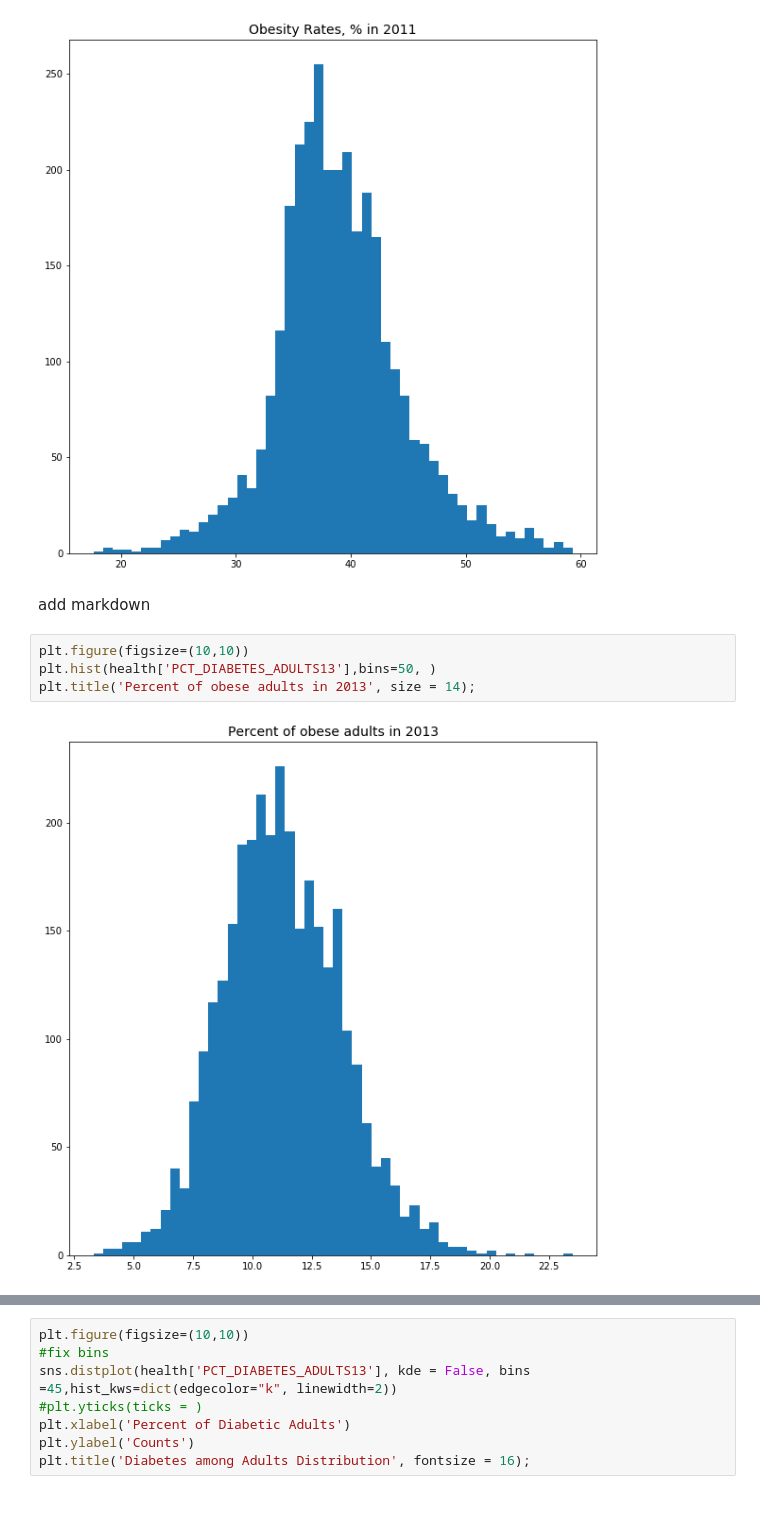
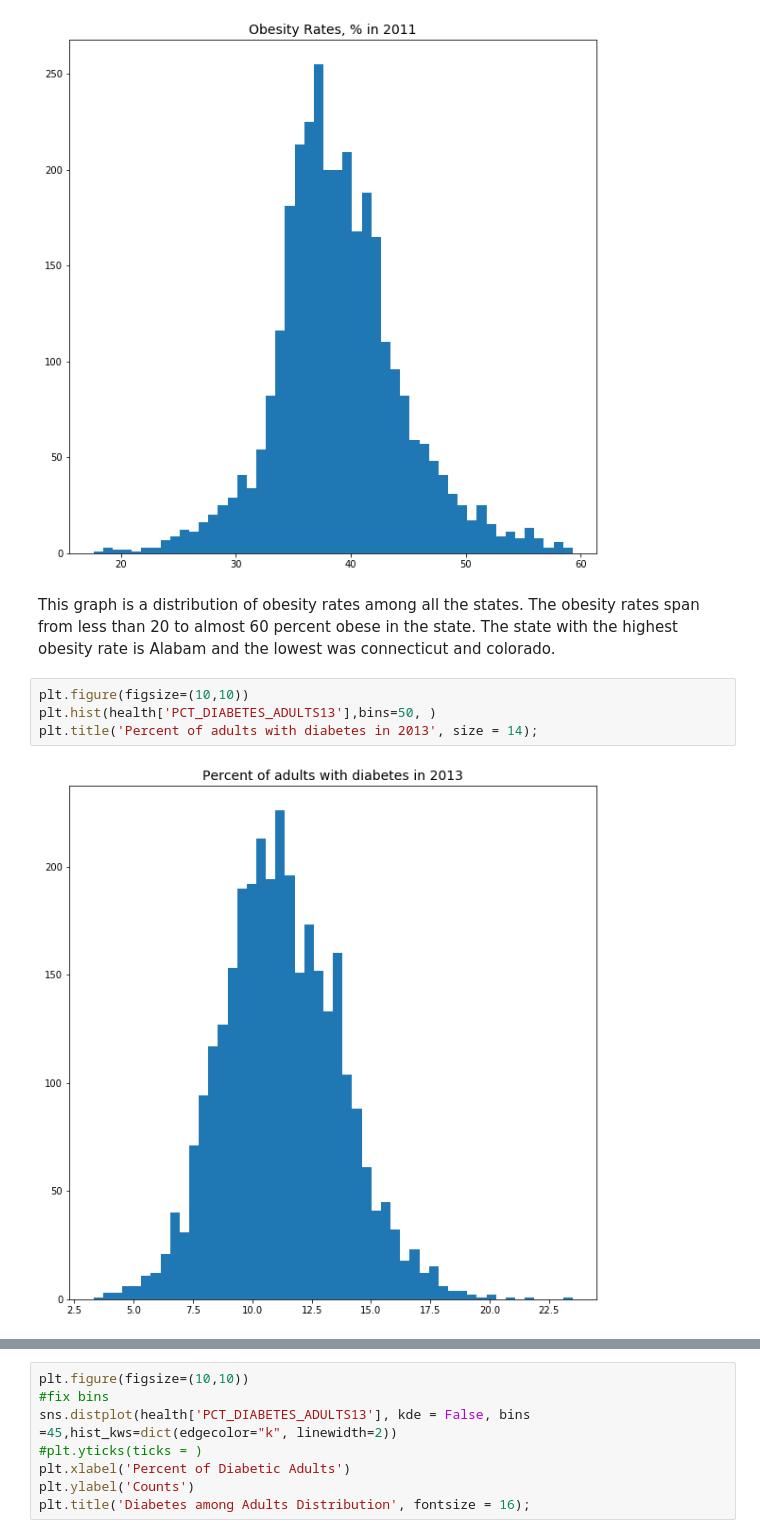
Before and after one commit to Graceallison/Predicting-Obesity-Rate-Bases-on-Food-Environment, a Jupyter notebook: Code/Data collecting and EDA.ipynb, the cells around one changed output, grey strips where cells are left out. Cells and saved outputs as stored; diff of their text form; blank space fills up the shorter version.

Commit message:
added markdown

```diff
--- a/Code/Data collecting and EDA.ipynb
+++ b/Code/Data collecting and EDA.ipynb
@@ -362,11 +362,11 @@ plt.hist(df_obesity['Female obesity prevalence, 2011* (%)'],bins=50, )
 plt.title('Obesity Rates, % in 2011', size = 14);
 # %% [output]
 [figure]
-# %% [markdown]
-add markdown
+# %% [markdown]
+This graph is a distribution of obesity rates among all the states. The obesity rates span from less than 20 to almost 60 percent obese in the state. The state with the highest obesity rate is Alabam and the lowest was connecticut and colorado.
 # %%
 plt.figure(figsize=(10,10))
 plt.hist(health['PCT_DIABETES_ADULTS13'],bins=50, )
-plt.title('Percent of obese adults in 2013', size = 14);
+plt.title('Percent of adults with diabetes in 2013', size = 14);
 # %% [output]
-[figure, old version]
+[figure, new version]
```
Also changed, not shown: parts of 5 cells of this notebook.
